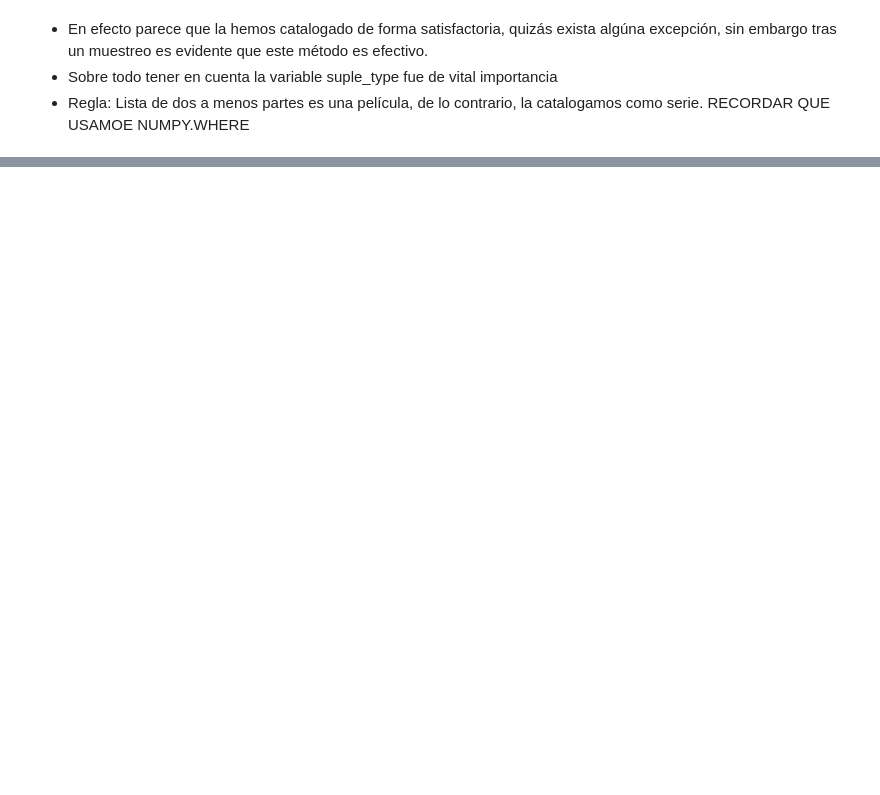
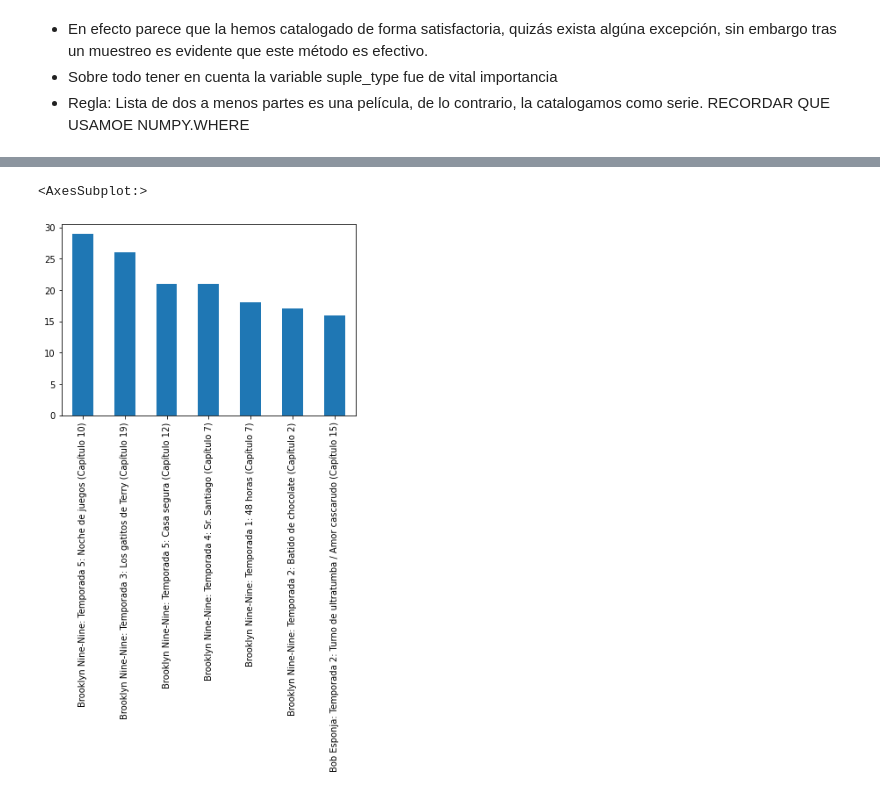
Before and after one commit to RoyalGuard97/Proyecto_Analisis_Netflix_Personal, a Jupyter notebook: analisis_data.ipynb, the cells around one changed output, grey strips where cells are left out. Saved outputs shown, nothing was run; the diff lists cells and outputs as text; code cells hidden in the pictures; blank space fills up the shorter version.

```diff
--- a/analisis_data.ipynb
+++ b/analisis_data.ipynb
@@ -830,0 +772,7 @@ df[condicion].sample(17)
+# %%
+#TOP 7: Series con mas recuentos de reproducción
+condicion = (df["type"] != "movie") & (df["type"] != "bonus")
+df[condicion]["title"].value_counts().head(7).plot.bar()
+# %% [output]
+<AxesSubplot:>
+[figure, added]
```
Also changed, not shown: parts of 57 cells of this notebook.
